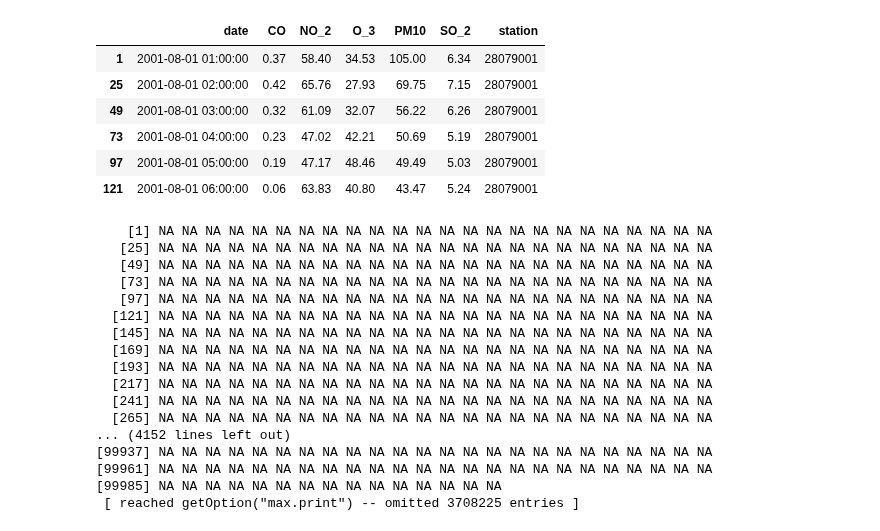
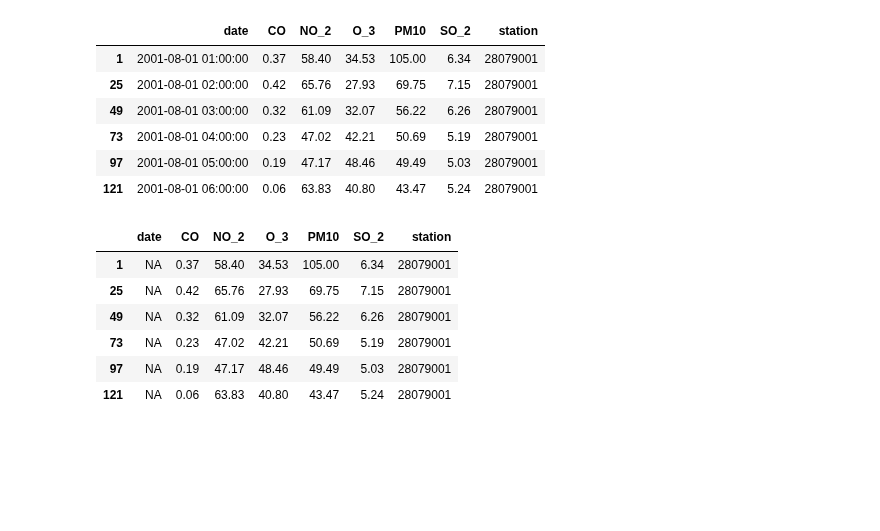
Before and after one commit to manumonforte/DataMining-BigDataParadigm, a Jupyter notebook: Estudio.ipynb, the cells around one changed output. Drawn from its saved outputs; the diff is of its cells as text; code cells hidden in the pictures; blank space fills up the shorter version.

Commit message:
packing dates

```diff
--- a/Estudio.ipynb
+++ b/Estudio.ipynb
@@ -184,24 +184,14 @@ head(datasetMadrid)
 | 97 | 2001-08-01 05:00:00 | 0.19 | 47.17 | 48.46 | 49.49 | 5.03 | 28079001 |
 | 121 | 2001-08-01 06:00:00 | 0.06 | 63.83 | 40.80 | 43.47 | 5.24 | 28079001 |
 # %%
-FECHAS <-as.Date(datasetMadrid$date,format = "%y%m%d %H:%M:%S");
+datasetMadrid$date <- as.POSIXct(datasetMadrid$date, format = "%Y-%m-%d %H:%M:%S")
+datasetMadrid$date <- format(datasetMadrid$date, "%Y-%m-%d")
+head(datasetMadrid)
+# %% [output]
+|  | date | CO | NO_2 | O_3 | PM10 | SO_2 | station |
+| 1 | NA | 0.37 | 58.40 | 34.53 | 105.00 | 6.34 | 28079001 |
+| 25 | NA | 0.42 | 65.76 | 27.93 | 69.75 | 7.15 | 28079001 |
+| 49 | NA | 0.32 | 61.09 | 32.07 | 56.22 | 6.26 | 28079001 |
+| 73 | NA | 0.23 | 47.02 | 42.21 | 50.69 | 5.19 | 28079001 |
+| 97 | NA | 0.19 | 47.17 | 48.46 | 49.49 | 5.03 | 28079001 |
+| 121 | NA | 0.06 | 63.83 | 40.80 | 43.47 | 5.24 | 28079001 |
-# %%
-print(FECHAS)
-# %% [output]
-    [1] NA NA NA NA NA NA NA NA NA NA NA NA NA NA NA NA NA NA NA NA NA NA NA NA
-   [25] NA NA NA NA NA NA NA NA NA NA NA NA NA NA NA NA NA NA NA NA NA NA NA NA
-   [49] NA NA NA NA NA NA NA NA NA NA NA NA NA NA NA NA NA NA NA NA NA NA NA NA
-   [73] NA NA NA NA NA NA NA NA NA NA NA NA NA NA NA NA NA NA NA NA NA NA NA NA
-   [97] NA NA NA NA NA NA NA NA NA NA NA NA NA NA NA NA NA NA NA NA NA NA NA NA
-  [121] NA NA NA NA NA NA NA NA NA NA NA NA NA NA NA NA NA NA NA NA NA NA NA NA
-  [145] NA NA NA NA NA NA NA NA NA NA NA NA NA NA NA NA NA NA NA NA NA NA NA NA
-  [169] NA NA NA NA NA NA NA NA NA NA NA NA NA NA NA NA NA NA NA NA NA NA NA NA
-  [193] NA NA NA NA NA NA NA NA NA NA NA NA NA NA NA NA NA NA NA NA NA NA NA NA
-  [217] NA NA NA NA NA NA NA NA NA NA NA NA NA NA NA NA NA NA NA NA NA NA NA NA
-  [241] NA NA NA NA NA NA NA NA NA NA NA NA NA NA NA NA NA NA NA NA NA NA NA NA
-  [265] NA NA NA NA NA NA NA NA NA NA NA NA NA NA NA NA NA NA NA NA NA NA NA NA
-... (4152 lines left out)
-[99937] NA NA NA NA NA NA NA NA NA NA NA NA NA NA NA NA NA NA NA NA NA NA NA NA
-[99961] NA NA NA NA NA NA NA NA NA NA NA NA NA NA NA NA NA NA NA NA NA NA NA NA
-[99985] NA NA NA NA NA NA NA NA NA NA NA NA NA NA NA
- [ reached getOption("max.print") -- omitted 3708225 entries ]
```
